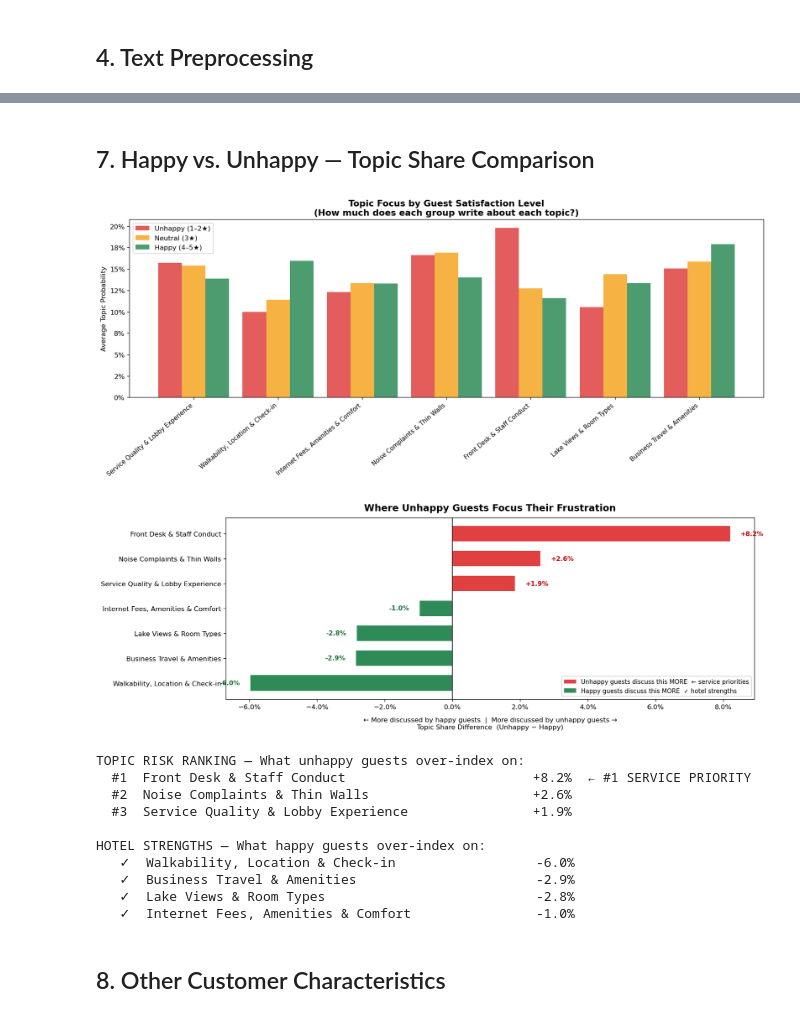
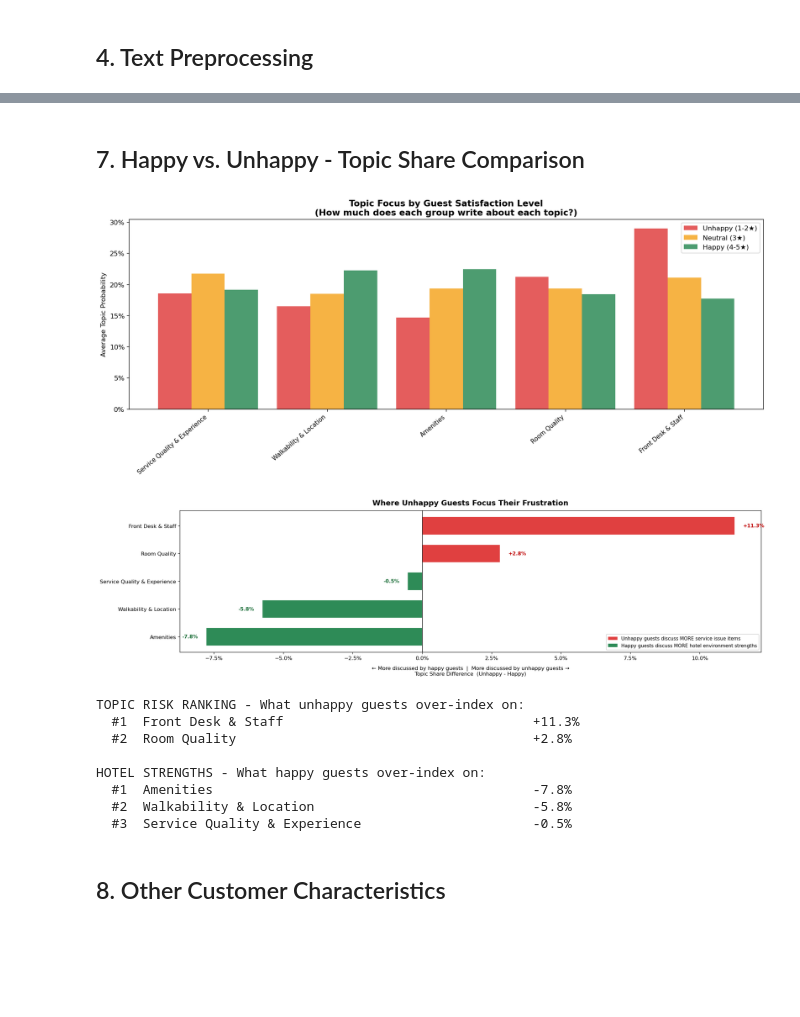
Before and after one commit to jtmcginley123/languageanalytics, a Jupyter notebook: Justus/hotel_topic_modeling.ipynb, the cells around one changed output, grey strips where cells are left out. Saved outputs shown, nothing was run; the diff lists cells and outputs as text; code cells hidden in the pictures; blank space fills up the shorter version.

```diff
--- a/Justus/hotel_topic_modeling.ipynb
+++ b/Justus/hotel_topic_modeling.ipynb
@@ -215,5 +203,5 @@ husband took fun date year finally getting around writing review well obviously
 # %%
-N_TOPICS = 7  # chosen after experimentation
+N_TOPICS = 5
 N_TOP_WORDS = 12
 
 vectorizer_all = CountVectorizer(
@@ -233,7 +221,7 @@ lda_all = LatentDirichletAllocation(
 )
 lda_all.fit(dtm_all)
 
-print(f'LDA model trained — {N_TOPICS} topics extracted from {dtm_all.shape[0]:,} reviews')
+print(f'LDA model trained - {N_TOPICS} topics extracted from {dtm_all.shape[0]:,} reviews')
 print(f'  Vocabulary: {dtm_all.shape[1]:,} unique terms (two-word + three-word phrases)')
-print(f'  Perplexity: {lda_all.perplexity(dtm_all):.0f}  (lower = better fit; used for model tuning only)')
+print(f'  Perplexity: {lda_all.perplexity(dtm_all):.0f} (lower is better)')
 # %% [output]
@@ -244,13 +232,11 @@ LDA model trained — 7 topics extracted from 949 reviews
 # Labels derived from inspecting actual (2,3)-ngram top phrases printed below.
 # Re-inspect and update any time the LDA is retrained or ngram range changes.
 TOPIC_LABELS_ALL = {
-    0: 'Service Quality & Lobby Experience',   # customer service, staff friendly, lobby beautiful, big bar, bed comfy
-    1: 'Walkability, Location & Check-in',     # within walking distance, conveniently located, non smoking, upon check
-    2: 'Internet Fees, Amenities & Comfort',   # per day internet, free internet, fitness center, bed comfortable
-    3: 'Noise Complaints & Thin Walls',        # could hear, wall thin, hear everything, next door, water pressure
-    4: 'Front Desk & Staff Conduct',           # front desk, desk clerk, called front desk, never ever
-    5: 'Lake Views & Room Types',              # view lake, beautiful view, king sized bed, late check, awesome view
-    6: 'Business Travel & Amenities'           # business traveler, free wifi, flat screen, mini bar, mag mile
+    0: 'Service Quality & Experience',
+    1: 'Walkability & Location',
+    2: 'Amenities',
+    3: 'Room Quality',
+    4: 'Front Desk & Staff',
 }
 
 feature_names = vectorizer_all.get_feature_names_out()
@@ -262,7 +248,6 @@ def print_topics(model, feature_names, labels, n_top=15):
         print(f"  Phrases: {', '.join(top_words)}")
         print()
 
-print('=== TOP PHRASES PER TOPIC — ALL REVIEWS (ngram 2–3) ===')
-print('Verify: do the phrases match each topic label?\n')
+print('=== TOP PHRASES PER TOPIC - ALL REVIEWS (ngram 2-3) ===\n')
 print_topics(lda_all, feature_names, TOPIC_LABELS_ALL)
 # %% [output]
@@ -395,5 +416,5 @@ Verify: do the phrases match each topic label?
 # %% [markdown]
-## 7. Happy vs. Unhappy — Topic Share Comparison
+## 7. Happy vs. Unhappy - Topic Share Comparison
 # %%
 # Re-use the ALL-reviews LDA to compare topic distributions by segment
 unhappy_topic_dist = doc_topic_all[df['sentiment'] == 'unhappy'].mean(axis=0)
@@ -405,9 +426,9 @@ x = np.arange(len(labels))
 width = 0.28
 
 fig, ax = plt.subplots(figsize=(14, 6))
-ax.bar(x - width, unhappy_topic_dist, width, label='Unhappy (1–2★)', color=PALETTE['unhappy'], alpha=0.85)
+ax.bar(x - width, unhappy_topic_dist, width, label='Unhappy (1-2★)', color=PALETTE['unhappy'], alpha=0.85)
 ax.bar(x,         neutral_topic_dist, width, label='Neutral (3★)',   color=PALETTE['neutral'], alpha=0.85)
-ax.bar(x + width, happy_topic_dist,   width, label='Happy (4–5★)',   color=PALETTE['happy'],   alpha=0.85)
+ax.bar(x + width, happy_topic_dist,   width, label='Happy (4-5★)',   color=PALETTE['happy'],   alpha=0.85)
 
 ax.set_xticks(x)
 ax.set_xticklabels(labels, rotation=40, ha='right', fontsize=9)
@@ -421,7 +442,7 @@ plt.tight_layout()
 plt.savefig('fig3_topic_by_sentiment.png', bbox_inches='tight')
 plt.show()
 # %% [output]
-[figure, old version]
+[figure, new version]
 # %%
 # Highlight the delta: topics that unhappy reviewers over-index on vs happy
 delta = unhappy_topic_dist - happy_topic_dist
@@ -429,59 +450,56 @@ delta_series = pd.Series(delta, index=labels).sort_values()
 
 colors_delta = ['#2E8B57' if v < 0 else '#E04040' for v in delta_series.values]
 
-fig, ax = plt.subplots(figsize=(14, 5))
+fig, ax = plt.subplots(figsize=(18, 5))
 bars = ax.barh(delta_series.index, delta_series.values,
                color=colors_delta, edgecolor='white', height=0.65)
 ax.axvline(0, color='black', linewidth=1)
 
 # Value labels on each bar
 for bar, val in zip(bars, delta_series.values):
     offset = 0.003 if val >= 0 else -0.003
     ha = 'left' if val >= 0 else 'right'
     color = '#C00000' if val > 0 else '#1a6e38'
     ax.text(val + offset, bar.get_y() + bar.get_height() / 2,
             f'+{val:.1%}' if val > 0 else f'{val:.1%}',
             va='center', ha=ha, fontsize=9.5, color=color, fontweight='bold')
 
 ax.set_title('Where Unhappy Guests Focus Their Frustration',
              fontsize=14, fontweight='bold', pad=10)
 ax.set_xlabel(
     '← More discussed by happy guests  |  More discussed by unhappy guests →\n'
-    'Topic Share Difference  (Unhappy − Happy)',
+    'Topic Share Difference  (Unhappy - Happy)',
     fontsize=10, labelpad=10)
 ax.xaxis.set_major_formatter(mticker.PercentFormatter(xmax=1, decimals=1))
 
 legend_handles = [
-    mpatches.Patch(facecolor='#E04040', label='Unhappy guests discuss this MORE  ← service priorities'),
-    mpatches.Patch(facecolor='#2E8B57', label='Happy guests discuss this MORE  ✓ hotel strengths')
+    mpatches.Patch(facecolor='#E04040', label='Unhappy guests discuss MORE service issue items'),
+    mpatches.Patch(facecolor='#2E8B57', label='Happy guests discuss MORE hotel environment strengths'),
 ]
 ax.legend(handles=legend_handles, loc='lower right', fontsize=9, framealpha=0.9)
 
 plt.tight_layout()
 plt.savefig('fig4_topic_delta.png', bbox_inches='tight')
 plt.show()
 
-print('TOPIC RISK RANKING — What unhappy guests over-index on:')
+print('TOPIC RISK RANKING - What unhappy guests over-index on:')
 over = delta_series[delta_series > 0].sort_values(ascending=False)
 for rank, (topic, val) in enumerate(over.items(), 1):
-    flag = '  ← #1 SERVICE PRIORITY' if rank == 1 else ''
-    print(f'  #{rank}  {topic:<48}  +{val:.1%}{flag}')
+    print(f'  #{rank}  {topic:<48}  +{val:.1%}')
 
-print('\nHOTEL STRENGTHS — What happy guests over-index on:')
-for topic, val in delta_series[delta_series < 0].sort_values().items():
-    print(f'   ✓  {topic:<48}  {val:.1%}')
+print('\nHOTEL STRENGTHS - What happy guests over-index on:')
+for rank, (topic, val) in enumerate(delta_series[delta_series < 0].sort_values().items(), 1):
+    print(f'  #{rank}  {topic:<48}  {val:.1%}')
 # %% [output]
-[figure, old version]
+[figure, new version]
-TOPIC RISK RANKING — What unhappy guests over-index on:
-  #1  Front Desk & Staff Conduct                        +8.2%  ← #1 SERVICE PRIORITY
-  #2  Noise Complaints & Thin Walls                     +2.6%
-  #3  Service Quality & Lobby Experience                +1.9%
+TOPIC RISK RANKING - What unhappy guests over-index on:
+  #1  Front Desk & Staff                                +11.3%
+  #2  Room Quality                                      +2.8%
 
-HOTEL STRENGTHS — What happy guests over-index on:
-   ✓  Walkability, Location & Check-in                  -6.0%
-   ✓  Business Travel & Amenities                       -2.9%
-   ✓  Lake Views & Room Types                           -2.8%
-   ✓  Internet Fees, Amenities & Comfort                -1.0%
+HOTEL STRENGTHS - What happy guests over-index on:
+  #1  Amenities                                         -7.8%
+  #2  Walkability & Location                            -5.8%
+  #3  Service Quality & Experience                      -0.5%
 # %% [markdown]
 ## 8. Other Customer Characteristics
 # %%
```
Also changed, not shown: parts of 21 cells of this notebook.
